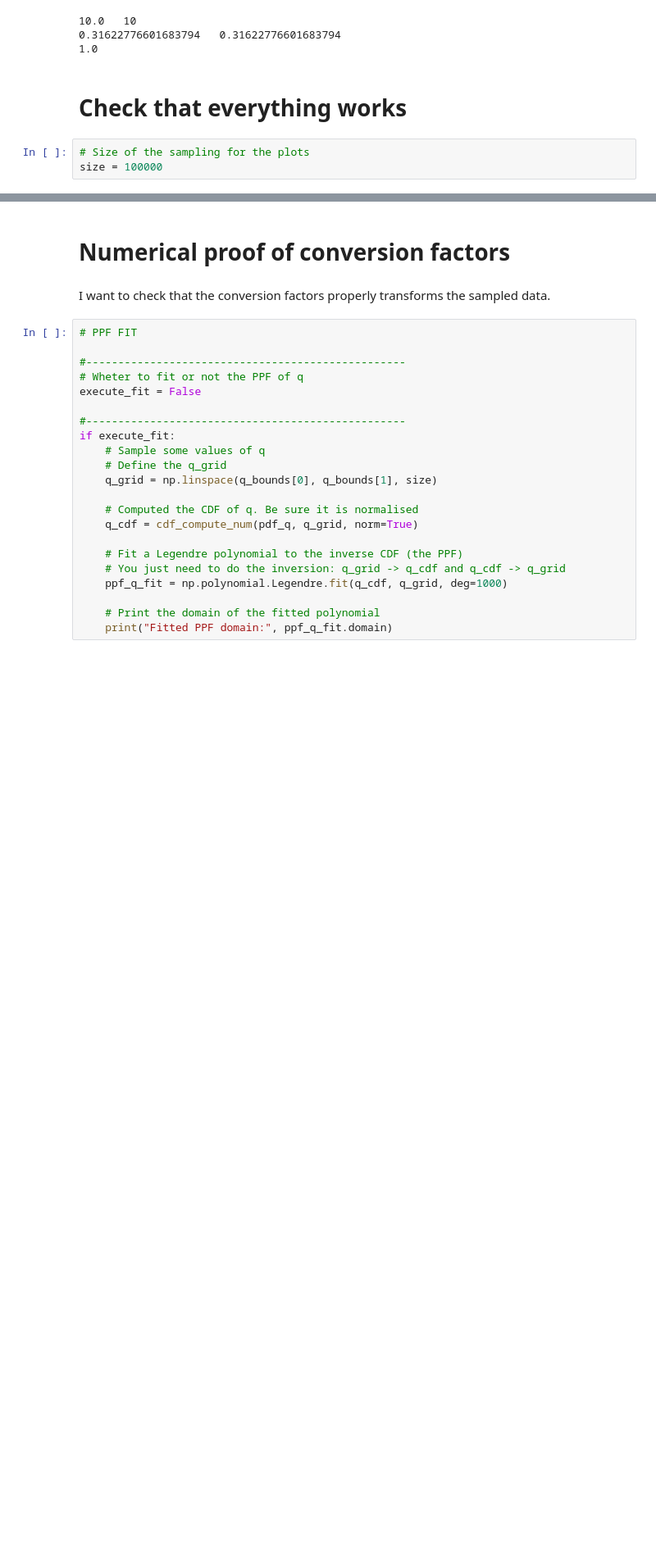
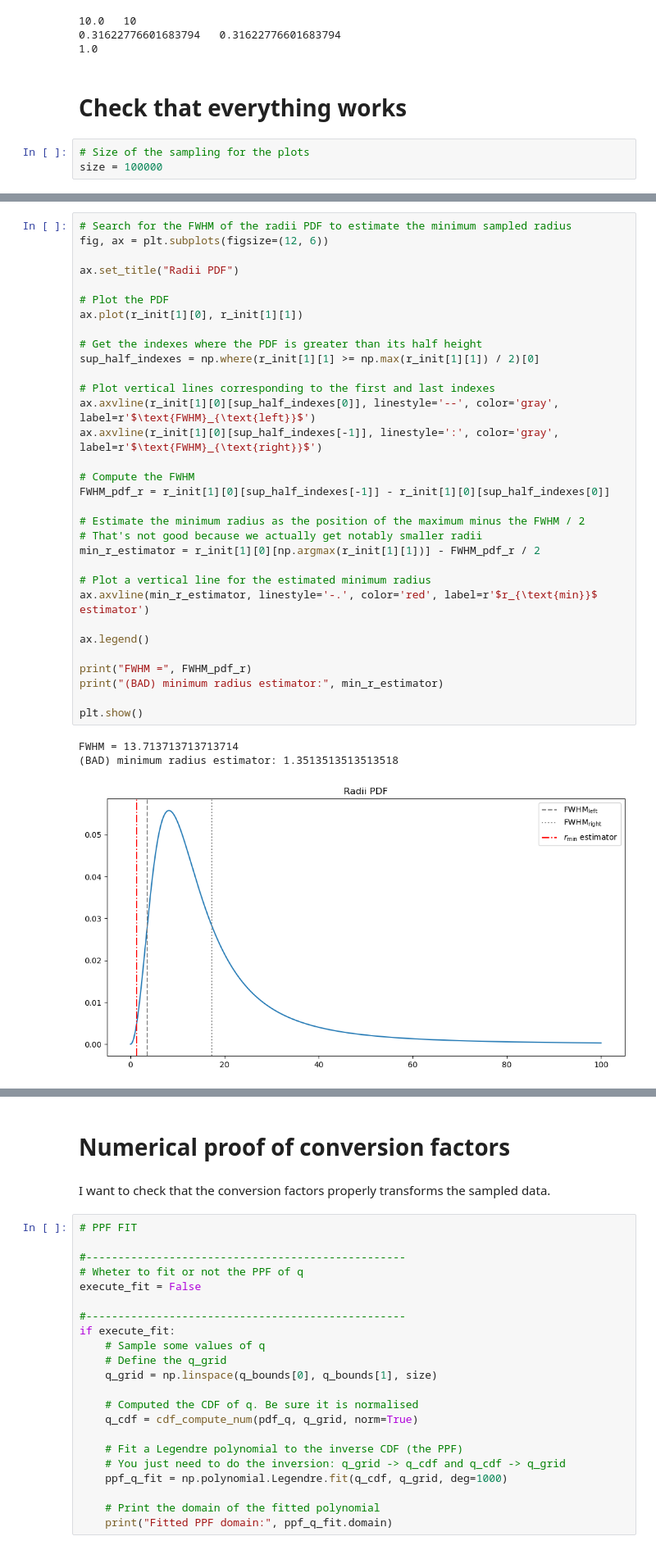
Before and after one commit to F3Solid/stellar_dynamics_2024_exercises, a Jupyter notebook: E4/distribution_sampler.ipynb, the cells around one changed output, grey strips where cells are left out. Shown at 82% size. Saved outputs shown, nothing was run; the diff lists cells and outputs as text; blank space fills up the shorter version.

Commit message:
Trying to estimate the minimum sampled radius

```diff
--- a/E4/distribution_sampler.ipynb
+++ b/E4/distribution_sampler.ipynb
@@ -428,0 +429,36 @@ sampler_diagnostic_plot(r_init[0], r_init[1][0], sampled_x=sampled_r, **r_init[4
+# %%
+# Search for the FWHM of the radii PDF to estimate the minimum sampled radius
+fig, ax = plt.subplots(figsize=(12, 6))
+
+ax.set_title("Radii PDF")
+
+# Plot the PDF
+ax.plot(r_init[1][0], r_init[1][1])
+
+# Get the indexes where the PDF is greater than its half height
+sup_half_indexes = np.where(r_init[1][1] >= np.max(r_init[1][1]) / 2)[0]
+
+# Plot vertical lines corresponding to the first and last indexes
+ax.axvline(r_init[1][0][sup_half_indexes[0]], linestyle='--', color='gray', label=r'$\text{FWHM}_{\text{left}}$')
+ax.axvline(r_init[1][0][sup_half_indexes[-1]], linestyle=':', color='gray', label=r'$\text{FWHM}_{\text{right}}$')
+
+# Compute the FWHM
+FWHM_pdf_r = r_init[1][0][sup_half_indexes[-1]] - r_init[1][0][sup_half_indexes[0]]
+
+# Estimate the minimum radius as the position of the maximum minus the FWHM / 2
+# That's not good because we actually get notably smaller radii
+min_r_estimator = r_init[1][0][np.argmax(r_init[1][1])] - FWHM_pdf_r / 2
+
+# Plot a vertical line for the estimated minimum radius
+ax.axvline(min_r_estimator, linestyle='-.', color='red', label=r'$r_{\text{min}}$ estimator')
+
+ax.legend()
+
+print("FWHM =", FWHM_pdf_r)
+print("(BAD) minimum radius estimator:", min_r_estimator)
+
+plt.show()
+# %% [output]
+FWHM = 13.713713713713714
+(BAD) minimum radius estimator: 1.3513513513513518
+[figure, added]
```
Also changed, not shown: parts of 15 cells of this notebook.
